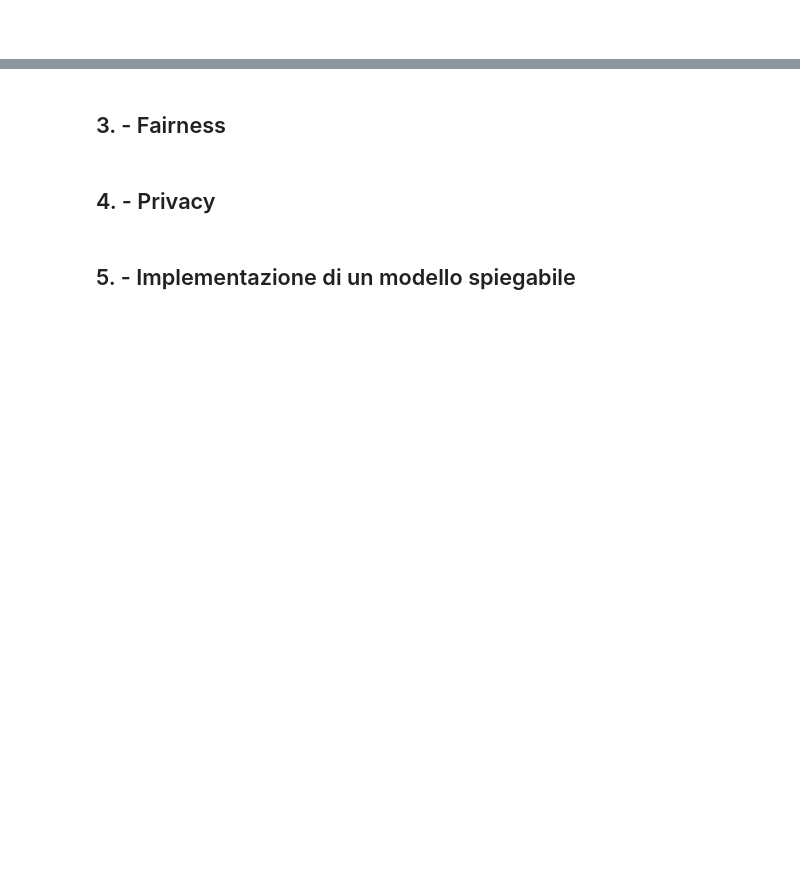
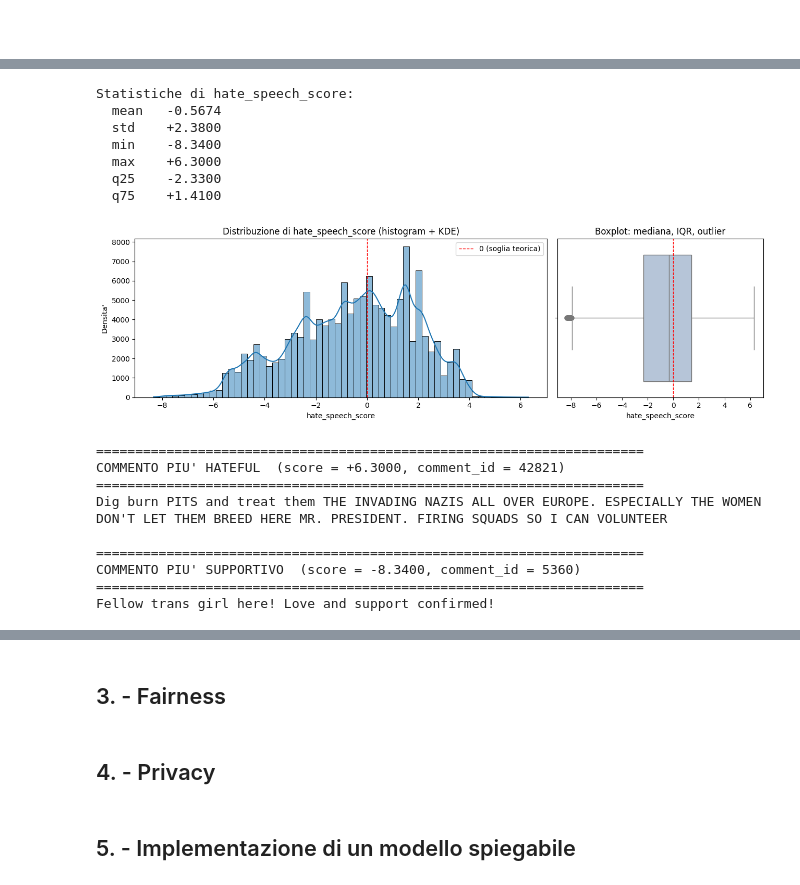
Before and after one commit to AndreaMorbello/measuring-hate-speech-audit, a Jupyter notebook: notebooks/audit.ipynb, the cells around one changed output, grey strips where cells are left out. Cells and saved outputs as stored; diff of their text form; code cells hidden in the pictures; blank space fills up the shorter version.

```diff
--- a/notebooks/audit.ipynb
+++ b/notebooks/audit.ipynb
@@ -70,0 +127,10 @@ df.head(15)
+# %%
+stats: dict = summarize_dataset(df)
+
+print(f"Righe (annotazioni totali):     {stats['n_rows']:>8,}")
+print(f"Colonne:                        {stats['n_columns']:>8,}")
+print(f"Commenti unici:                 {stats['n_unique_comments']:>8,}")
+print(f"Annotatori unici:               {stats['n_unique_annotators']:>8,}")
+print()
+print(f"Annotazioni per commento (media):   {stats['annotations_per_comment_mean']:.2f}")
+print(f"Annotazioni per commento (mediana): {stats['annotations_per_comment_median']:.2f}")
@@ -70,0 +188,70 @@ df.head(15)
+# %%
+hs_stats = stats["hate_speech_score_stats"]
+print("Statistiche di hate_speech_score:")
+for k, v in hs_stats.items():
+    print(f"  {k:6s} {v:+.4f}")
+
+fig, axes = plt.subplots(1, 2, figsize=(13, 4), gridspec_kw={"width_ratios": [2, 1]})
+
+sns.histplot(df["hate_speech_score"], bins=60, kde=True, ax=axes[0])
+axes[0].axvline(0, color="red", linestyle="--", linewidth=1, label="0 (soglia teorica)")
+axes[0].set_title("Distribuzione di hate_speech_score (histogram + KDE)")
+axes[0].set_xlabel("hate_speech_score")
+axes[0].set_ylabel("Densita'")
+axes[0].legend()
+
+sns.boxplot(x=df["hate_speech_score"], ax=axes[1], color="lightsteelblue")
+axes[1].axvline(0, color="red", linestyle="--", linewidth=1)
+axes[1].set_title("Boxplot: mediana, IQR, outlier")
+axes[1].set_xlabel("hate_speech_score")
+
+plt.tight_layout()
+
+fig.savefig(FIGURES_DIR / "eda_hate_speech_score_distribution.png", dpi=120, bbox_inches="tight")
+plt.show()
+
+
+# --- Ispezione qualitativa: i due estremi dello score ---
+# `hate_speech_score` puo' variare anche per uno stesso commento perche'
+# riflette le risposte di un singolo annotatore. Per gli estremi globali
+# ci basta cercare il max/min su tutte le righe.
+unique_comments = df.drop_duplicates(subset="comment_id")[
+    ["comment_id", "hate_speech_score", "text"]
+]
+
+most_hateful = unique_comments.loc[unique_comments["hate_speech_score"].idxmax()]
+most_supportive = unique_comments.loc[unique_comments["hate_speech_score"].idxmin()]
+
+print("\n" + "=" * 70)
+print(
+    f"COMMENTO PIU' HATEFUL  (score = {most_hateful['hate_speech_score']:+.4f}, "
+    f"comment_id = {most_hateful['comment_id']})"
+)
+print("=" * 70)
+print(most_hateful["text"])
+
+print("\n" + "=" * 70)
+print(
+    f"COMMENTO PIU' SUPPORTIVO  (score = {most_supportive['hate_speech_score']:+.4f}, "
+    f"comment_id = {most_supportive['comment_id']})"
+)
+print("=" * 70)
+print(most_supportive["text"])
+# %% [output]
+Statistiche di hate_speech_score:
+  mean   -0.5674
+  std    +2.3800
+  min    -8.3400
+  max    +6.3000
+  q25    -2.3300
+  q75    +1.4100
+[figure, added]
+======================================================================
+COMMENTO PIU' HATEFUL  (score = +6.3000, comment_id = 42821)
+======================================================================
+Dig burn PITS and treat them THE INVADING NAZIS ALL OVER EUROPE. ESPECIALLY THE WOMEN DON'T LET THEM BREED HERE MR. PRESIDENT. FIRING SQUADS SO I CAN VOLUNTEER
+
+======================================================================
+COMMENTO PIU' SUPPORTIVO  (score = -8.3400, comment_id = 5360)
+======================================================================
+Fellow trans girl here! Love and support confirmed!
```
Also changed, not shown: parts of 24 cells of this notebook, 1 other file.
